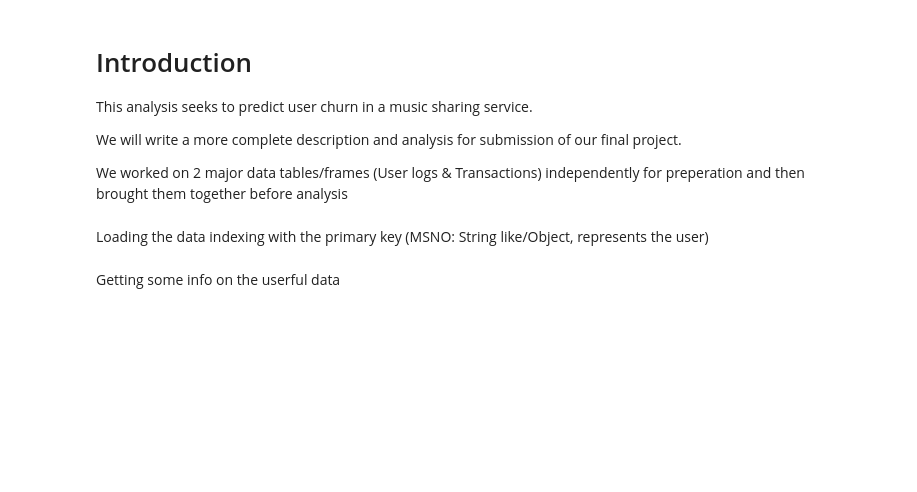
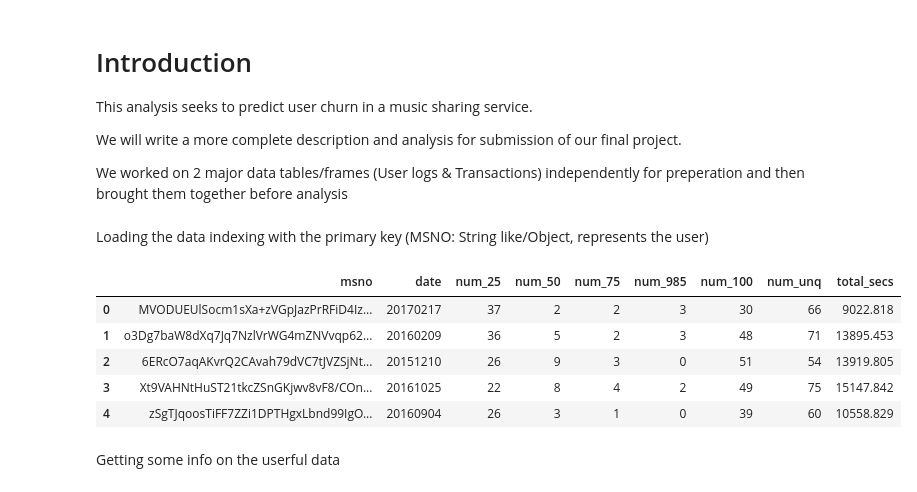
Before and after one commit to ajolson89/W207Fall2018Final, a Jupyter notebook: W207_FinalProj_01DataPrep_BaselineSub_KennedyKhannaOlson.ipynb, the cells around one changed output. Saved outputs shown, nothing was run; the diff lists cells and outputs as text; code cells hidden in the pictures; blank space fills up the shorter version.

```diff
--- a/W207_FinalProj_01DataPrep_BaselineSub_KennedyKhannaOlson.ipynb
+++ b/W207_FinalProj_01DataPrep_BaselineSub_KennedyKhannaOlson.ipynb
@@ -35,6 +35,15 @@ members.set_index('msno', inplace = True)
 labels.set_index('msno', inplace = True)
 
 #user_logs.head()
+# %%
+user_logs.head()
+# %% [output]
+|  | msno | date | num_25 | num_50 | num_75 | num_985 | num_100 | num_unq | total_secs |
+| 0 | MVODUEUlSocm1sXa+zVGpJazPrRFiD4Iz... | 20170217 | 37 | 2 | 2 | 3 | 30 | 66 | 9022.818 |
+| 1 | o3Dg7baW8dXq7Jq7NzlVrWG4mZNVvqp62... | 20160209 | 36 | 5 | 2 | 3 | 48 | 71 | 13895.453 |
+| 2 | 6ERcO7aqAKvrQ2CAvah79dVC7tJVZSjNt... | 20151210 | 26 | 9 | 3 | 0 | 51 | 54 | 13919.805 |
+| 3 | Xt9VAHNtHuST21tkcZSnGKjwv8vF8/COn... | 20161025 | 22 | 8 | 4 | 2 | 49 | 75 | 15147.842 |
+| 4 | zSgTJqoosTiFF7ZZi1DPTHgxLbnd99IgO... | 20160904 | 26 | 3 | 1 | 0 | 39 | 60 | 10558.829 |
 # %% [markdown]
 Getting some info on the userful data
 # %%
```
Also changed, not shown: parts of 8 cells of this notebook, 1 other file.
